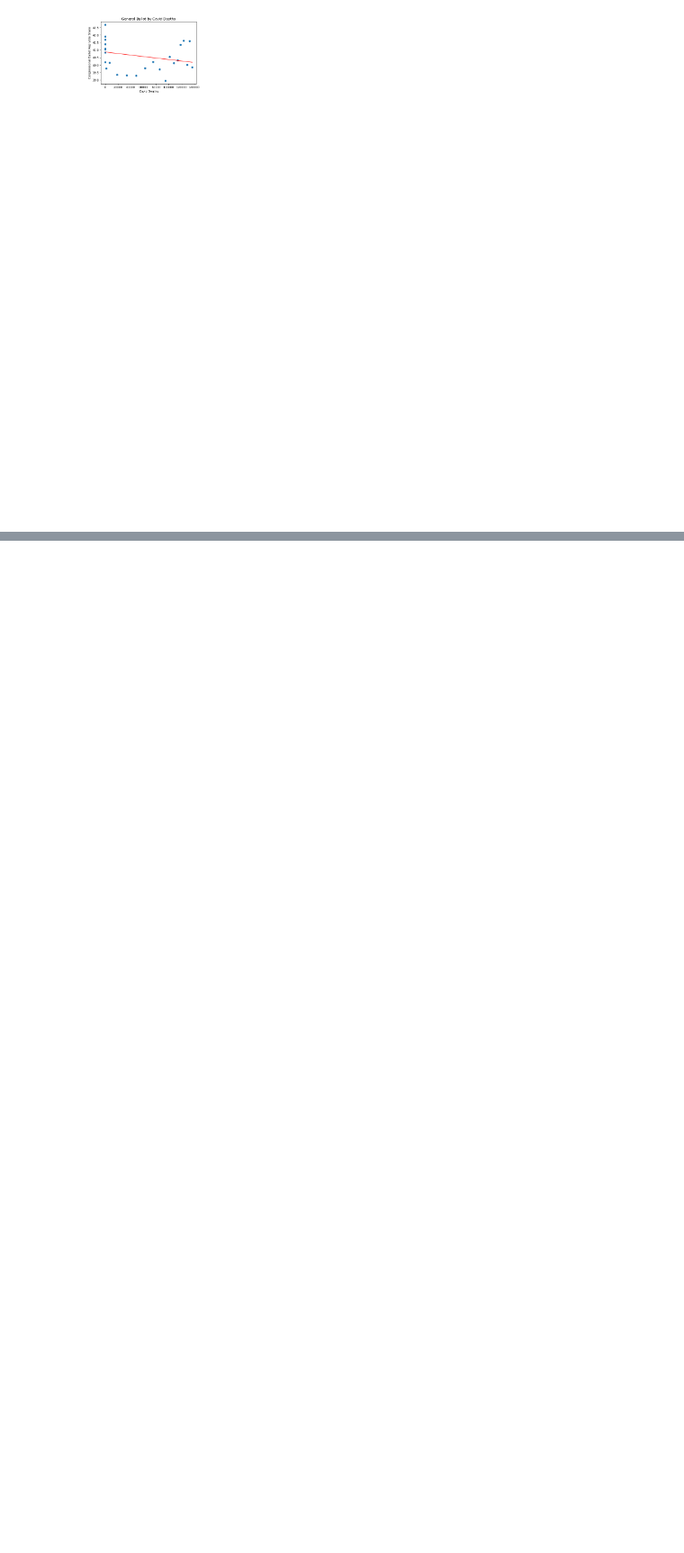
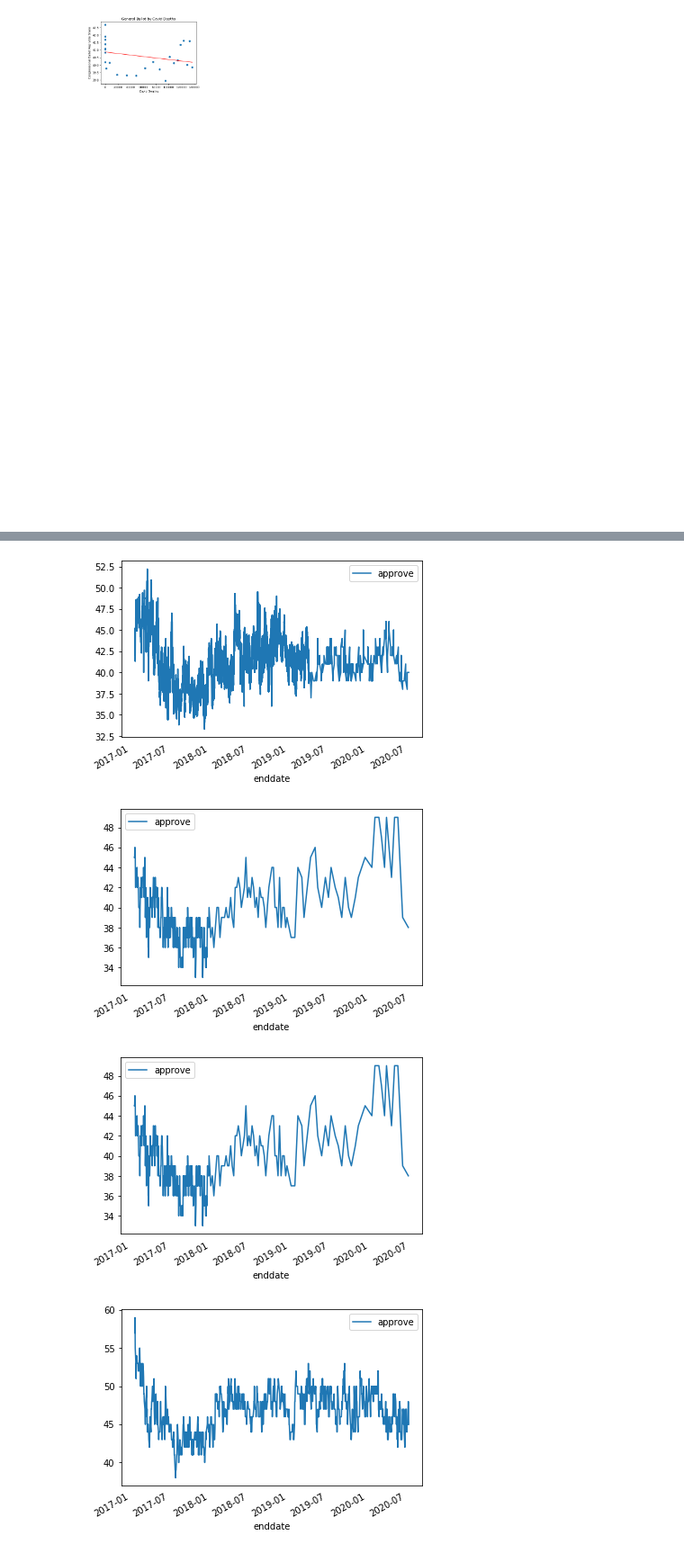
Before and after one commit to wrighhj/Group_2_Project_1, a Jupyter notebook: T-test.ipynb, the cells around one changed output, grey strips where cells are left out. Shown at 90% size. Cells and saved outputs as stored; diff of their text form; code cells hidden in the pictures; blank space fills up the shorter version.

```diff
--- a/T-test.ipynb
+++ b/T-test.ipynb
@@ -301,0 +308,6 @@ The r-squared is: 0.06668568957703314
+# %%
+trump_ratings.index = pd.to_datetime(trump_ratings['enddate']).reset_index(drop=True)
+trump_ratings
+trump_pre_covid_ratings = trump_ratings.loc[(trump_ratings['enddate'] < '2020-1-21') & (trump_ratings['enddate'] > '2018-1-21')]
+trump_post_covid_ratings = trump_ratings.loc[trump_ratings['enddate']>= '2020-1-21']
+trump_pre_covid_ratings.describe()
@@ -301,0 +369,25 @@ The r-squared is: 0.06668568957703314
+# %%
+ipsos = trump_ratings.loc[trump_ratings['pollster']=='Ipsos']
+gallup = trump_ratings.loc[trump_ratings['pollster']=='Gallup']
+morning_consult = trump_ratings.loc[trump_ratings['pollster']=='Gallup']
+rasmussen = trump_ratings.loc[trump_ratings['pollster']=='Rasmussen Reports/Pulse Opinion Research']
+yougov = trump_ratings.loc[trump_ratings['pollster']=='YouGov']
+survey_monkey = trump_ratings.loc[trump_ratings['pollster']=='SurveyMonkey']
+public_policy = trump_ratings.loc[trump_ratings['pollster']=='Public Policy Polling']
+harrisx = trump_ratings.loc[trump_ratings['pollster']=='HarrisX']
+quinnipiac = trump_ratings.loc[trump_ratings['pollster']=='Quinnipiac University']
+# %%
+ipsos.plot(y='approve', x='enddate')
+gallup.plot(y='approve', x='enddate')
+morning_consult.plot(y='approve', x='enddate')
+rasmussen.plot(y='approve', x='enddate')
+yougov.plot(y='approve', x='enddate')
+survey_monkey.plot(y='approve', x='enddate')
+public_policy.plot(y='approve', x='enddate')
+harrisx.plot(y='approve', x='enddate')
+quinnipiac.plot(y='approve', x='enddate');
+# %% [output]
+[figure, added]
+[figure, added]
+[figure, added]
+[figure, added]
```
Also changed, not shown: parts of 11 cells of this notebook.
